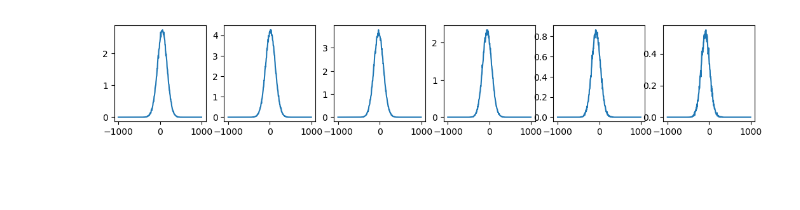
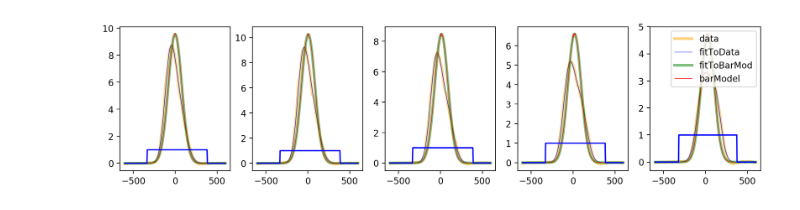
Before and after one commit to myrastone0/Spectral_Analysis, a Jupyter notebook: rotationCurve/checkBarolo.ipynb, the cells around one changed output. Cells and saved outputs as stored; diff of their text form; code cells hidden in the pictures; blank space fills up the shorter version.

Commit message:
updating BBarolo fitting and plotting

```diff
--- a/rotationCurve/checkBarolo.ipynb
+++ b/rotationCurve/checkBarolo.ipynb
@@ -14,8 +14,8 @@ import matplotlib.pyplot as plt
 from dictionaryThings import loadDict
 from ObsInfo import ObsInfo
 # %%
-out = 'out0'
-arcsec = '3arc'
+out = 'modOut4'
+arcsec = '1arc'
 topPath = '/Volumes/QbertPrimary/umdResearch/adapProposalNearby/'
 
 
@@ -47,41 +47,58 @@ for x in range(len(paramFileData)):
     # Base for the object's file names.
     objectNameBase = (str(obsInfo.obsId)+'_'+obsInfo.objectName
                       +'_'+lineName)
-
     # Base path to the object's folders.
     objectPathBase = (topPath+'pySpecKitCube/run4/'+obsInfo.objectName
                           +'/'+arcsec+'/3dBarolo/')
 
+
+    # Original data file
     dataFile = (topPath+'pySpecKitCube/run4/'+obsInfo.objectName+'/'
-                +arcsec+'/outFitsFiles/'+objectNameBase+'.fits')
+                +arcsec+'/outFitsFiles2/'+objectNameBase+'.fits')
+    # File containing the atomic line fitting of the BBarolo model.
+    barDataFile = (topPath+'pySpecKitCube/run4/'+obsInfo.objectName+'/'
+                  +arcsec+'/3dBarolo/'+lineName+'/'+out+'/barModLineFitting/'
+                  + 'outFitsFiles/'+objectNameBase+'.fits')
+    # Output model file from BBarolo run.
     barFile = (topPath+'pySpecKitCube/run4/'+obsInfo.objectName+'/'
-                  +arcsec+'/3dBarolo/'+lineName+'/'+out+'/'
-                  +obsInfo.objectName+'mod_local.fits')
+               +arcsec+'/3dBarolo/'+lineName+'/'+out+'/'
+               +obsInfo.objectName+'mod_local.fits')
+    momMaskFile = (topPath+'pySpecKitCube/run4/'+obsInfo.objectName+'/'
+                   +arcsec+'/3dBarolo/'+lineName+'/'+out+'/mask.fits')
 
     dataHdu = fits.open(dataFile)
+    barDataHdu = fits.open(barDataFile)
     barHdu = fits.open(barFile)
+    maskHdu = fits.open(momMaskFile)
 
     vels = dataHdu['zCorrVels'].data
 
     data = dataHdu['contSubFluxes'].data
-    dataModel = dataHdu['modTotalFluxes'].data
+    dataModel = dataHdu['modelFluxes'].data
+    barDataModel = barDataHdu['modelFluxes'].data
     barModel = barHdu[0].data
+    mask = maskHdu[0].data
 
     break
 # %%
-col,row = 12,13
+col,row = 33,34
 
-cols = [10,12,14,16,18,20]
+cols = [33,35,37,39,41]
 
-fig = plt.figure(facecolor='white',dpi=100,figsize=(13,2))
+fig = plt.figure(facecolor='white',dpi=200,figsize=(13,3))
 for i in xrange(len(cols)):
     ax = fig.add_subplot(1,len(cols),i+1)
 
-    #ax.plot(vels,data[:,cols[i],row],label='data')
-    #ax.plot(vels,dataModel[:,cols[i],row],label='dataModel')
-    ax.plot(vels,barModel[:,cols[i],row])
+    ax.plot(vels,data[:,cols[i],row],color='orange',label='data',linewidth=3,alpha=0.5)
+    ax.plot(vels,dataModel[:,cols[i],row],color='blue',label='fitToData',linewidth=0.5)
+    ax.plot(vels,barDataModel[:,cols[i],row],color='green',label='fitToBarMod',linewidth=3,alpha=0.5)
+    ax.plot(vels,barModel[:,cols[i],row],color='red',label='barModel',linewidth=.5)
+    ax.plot(vels,mask[:,cols[i],row],color='blue')
+
+ax.legend(loc="upper right")
+plt.show()
 # %% [output]
-[figure, old version]
+[figure, new version]
 # %%
 dataHdu.info()
 # %% [output]
```
Also changed, not shown: 6 other files.
